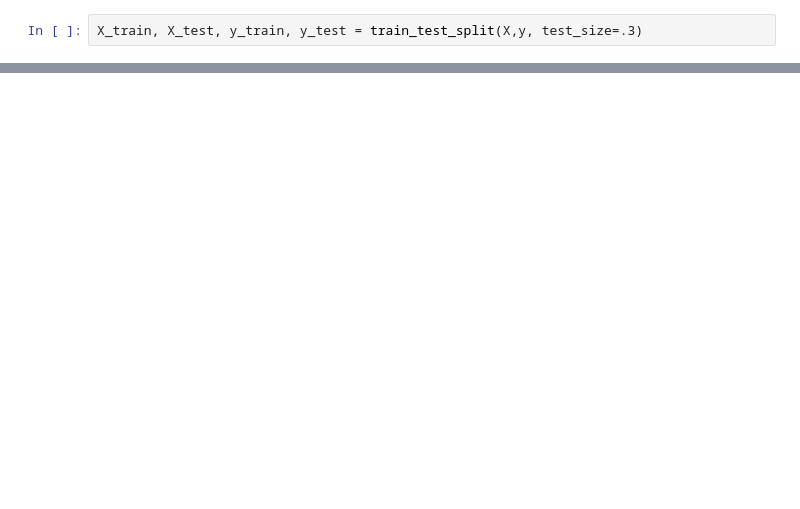
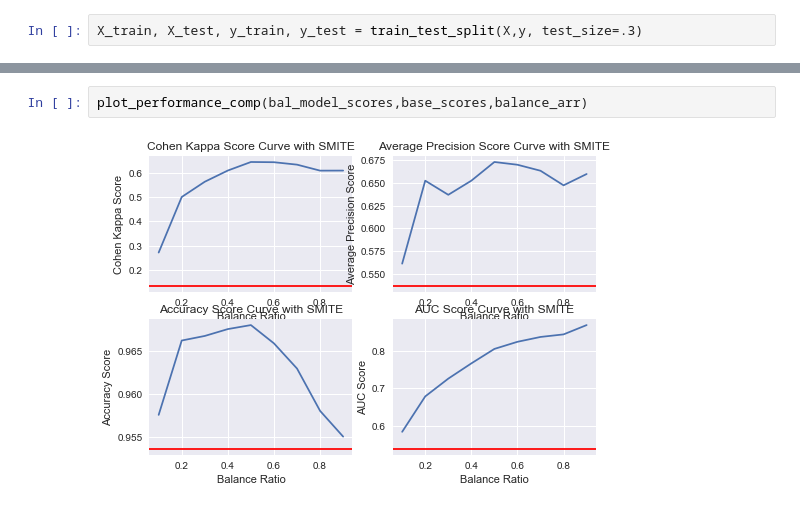
Before and after one commit to tgsmith61591/smrt, a Jupyter notebook: examples/performance_evaluation.ipynb, the cells around one changed output, grey strips where cells are left out. Drawn from its saved outputs; the diff is of its cells as text; blank space fills up the shorter version.

```diff
--- a/examples/performance_evaluation.ipynb
+++ b/examples/performance_evaluation.ipynb
@@ -104,0 +212,4 @@ plt.show()
+# %%
+plot_performance_comp(bal_model_scores,base_scores,balance_arr)
+# %% [output]
+[figure, added]
```
Also changed, not shown: parts of 23 cells of this notebook.
